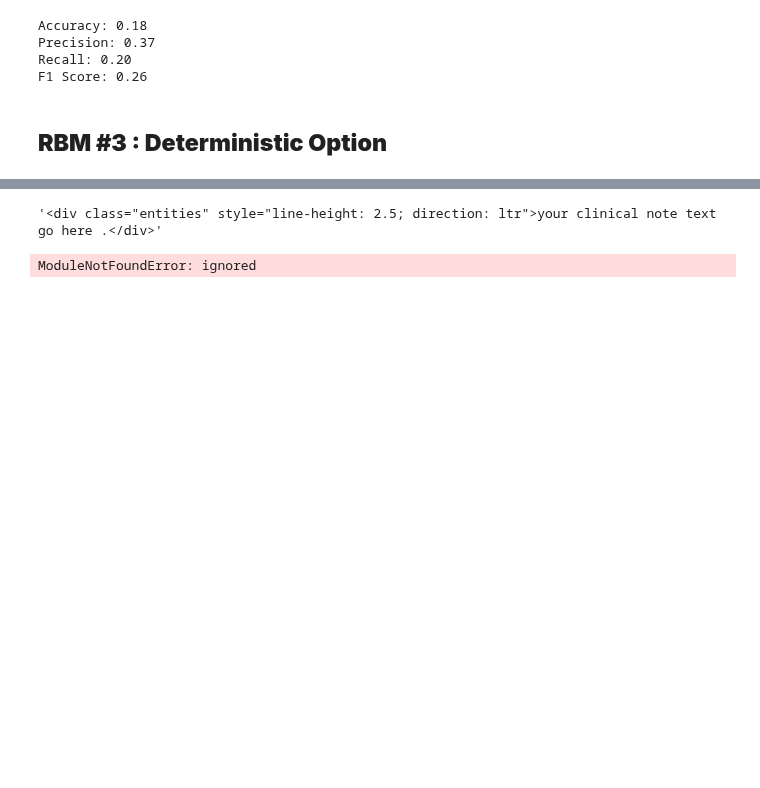
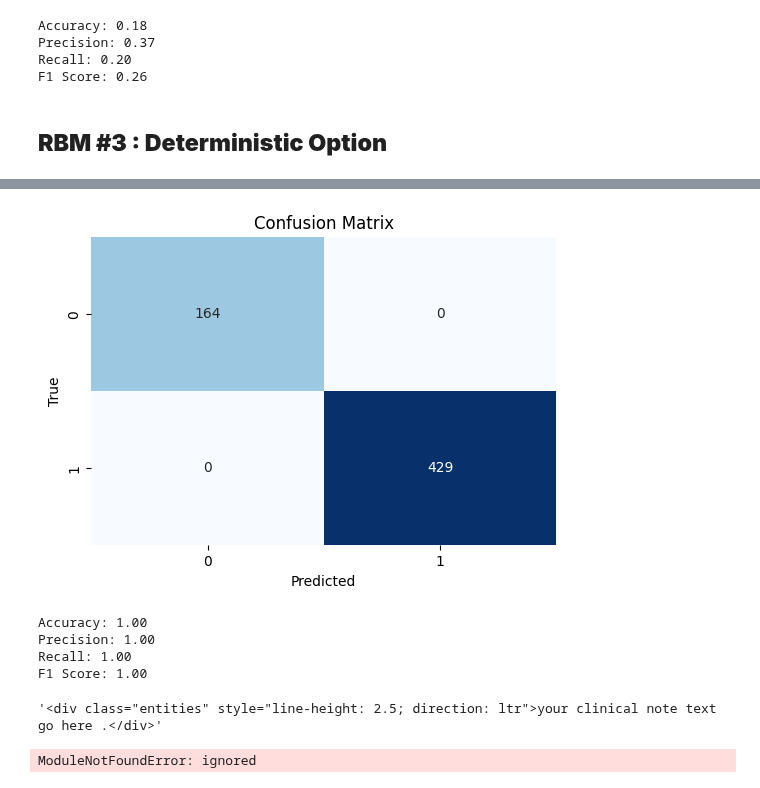
Before and after one commit to zahidhamidi/ML-Project, a Jupyter notebook: NegEx_.ipynb, the cells around one changed output, grey strips where cells are left out. Drawn from its saved outputs; the diff is of its cells as text; code cells hidden in the pictures; blank space fills up the shorter version.

```diff
--- a/NegEx_.ipynb
+++ b/NegEx_.ipynb
@@ -282,0 +272,7 @@ df[['doc_text_original','selected_sentence','label_code','label']]
+# %%
+# Add the selected_sentence_labels list as a new column named 'label' next to 'selected_sentence'
+df.insert(df.columns.get_loc('selected_sentence') + 1, 'label_encoded', selected_sentence_labels)
+
+
+# Print the DataFrame with the 'label' column
+df[['doc_text_original','selected_sentence','label_code','label_encoded']]
@@ -283,3 +293,36 @@ df[['doc_text_original','selected_sentence','label_code','label']]
+# %%
+# Assuming you have loaded your DataFrame 'df' with the columns 'label_code' and 'predicted_label_code'
+y_true = df['label_code']
+y_pred = df['label_encoded']
+
+# Calculate the confusion matrix
+cm = confusion_matrix(y_true, y_pred)
+
+# Calculate additional evaluation metrics
+accuracy = accuracy_score(y_true, y_pred)
+precision = precision_score(y_true, y_pred)
+recall = recall_score(y_true, y_pred)
+f1 = f1_score(y_true, y_pred)
+
+# Create a heatmap of the confusion matrix
+plt.figure(figsize=(6, 4))
+sns.heatmap(cm, annot=True, fmt="d", cmap="Blues", cbar=False)
+plt.xlabel("Predicted")
+plt.ylabel("True")
+plt.title("Confusion Matrix")
+plt.show()
+
+# Print evaluation metrics
+print(f"Accuracy: {accuracy:.2f}")
+print(f"Precision: {precision:.2f}")
+print(f"Recall: {recall:.2f}")
+print(f"F1 Score: {f1:.2f}")
+# %% [output]
+[figure, added]
+Accuracy: 1.00
+Precision: 1.00
+Recall: 1.00
+F1 Score: 1.00
 # %%
 clinical_note = "Patient resting in bed. Patient given azithromycin without any difficulty. Patient has audible wheezing, \
 states chest tightness. No evidence of hypertension.\
```
Also changed, not shown: parts of 2 cells of this notebook.
